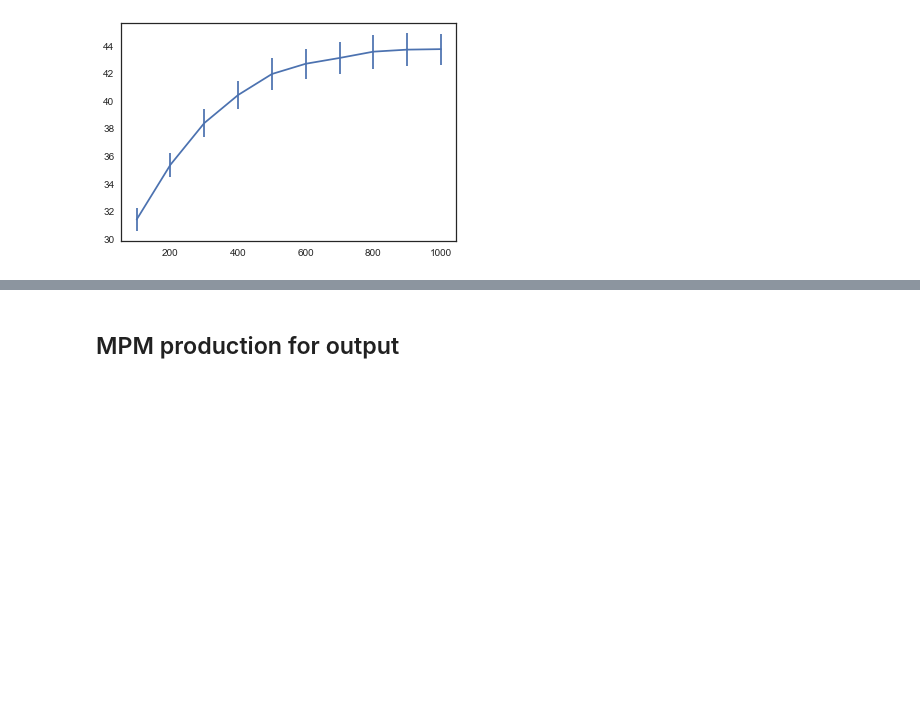
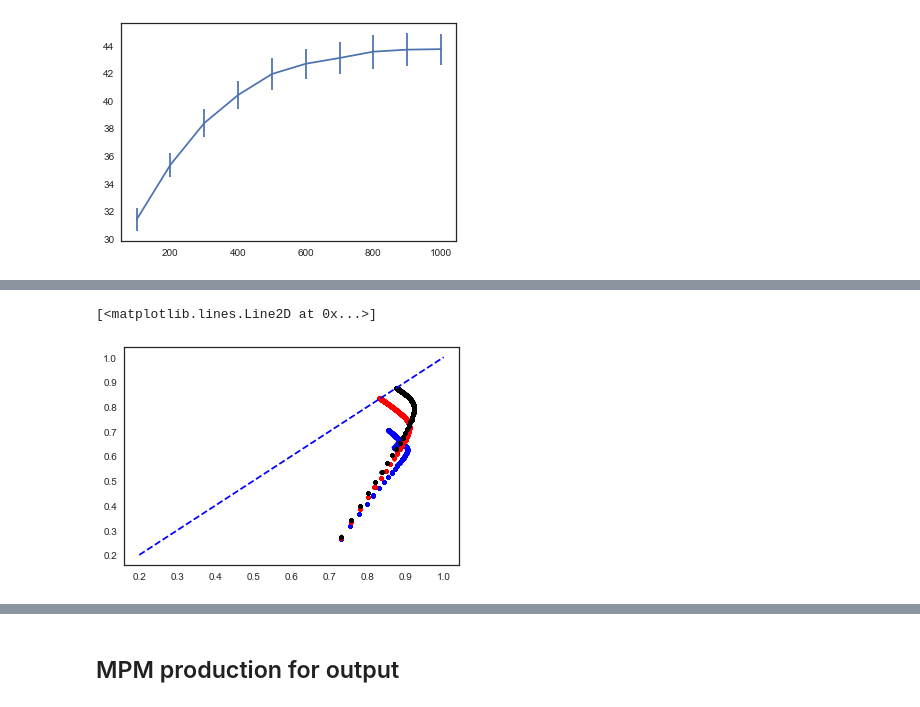
Before and after one commit to jazlab/SE_NL_MJ_2020, a Jupyter notebook: SAM_simulations.ipynb, the cells around one changed output, grey strips where cells are left out. Cells and saved outputs as stored; diff of their text form; code cells hidden in the pictures; blank space fills up the shorter version.

```diff
--- a/SAM_simulations.ipynb
+++ b/SAM_simulations.ipynb
@@ -436,3 +497,20 @@ uinit = 0.7 vinit = 0.2
+# %%
+uarr = np.array(ulst)
+varr = np.array(vlst)
+
+uarr2 = np.array(ulst2)
+varr2 = np.array(vlst2)
+
+uarr3 = np.array(ulst3)
+varr3 = np.array(vlst3)
+
+plt.plot(uarr, varr, 'b.');
+plt.plot(uarr2, varr2, 'r.');
+plt.plot(uarr3, varr3, 'k.');
+plt.plot([0.2, 1], [0.2, 1], 'b--')
+# %% [output]
+[<matplotlib.lines.Line2D at 0x...>]
+[figure, added]
 # %%
 # Figure 3b
 sigma = 0.01
```
Also changed, not shown: parts of 6 cells of this notebook.
